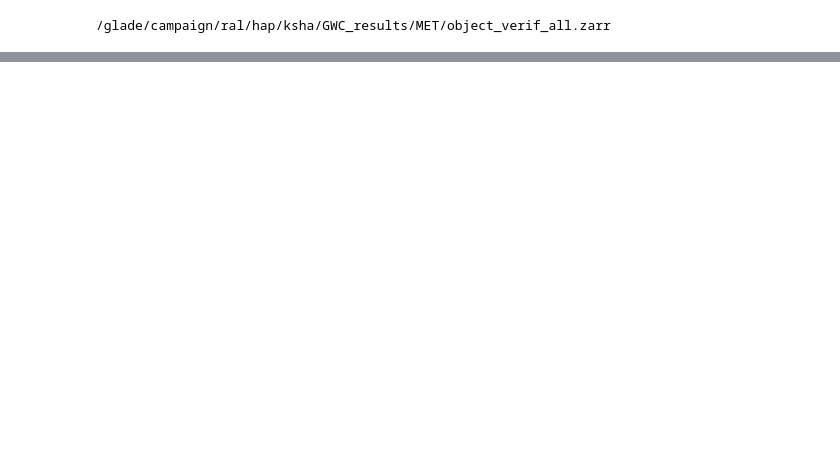
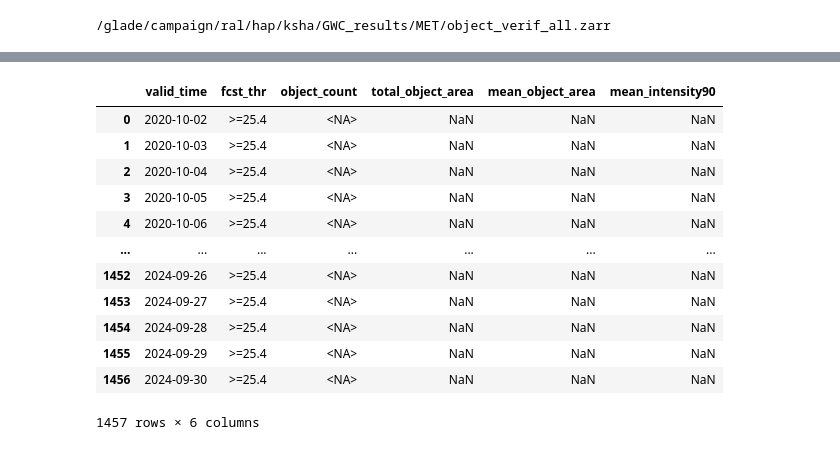
Before and after one commit to yingkaisha/RAL-GWC-CONUS, a Jupyter notebook: _PAPER/verification/C404_MET.ipynb, the cells around one changed output, grey strips where cells are left out. Drawn from its saved outputs; the diff is of its cells as text; code cells hidden in the pictures; blank space fills up the shorter version.

Commit message:
update precip results

````diff
--- a/_PAPER/verification/C404_MET.ipynb
+++ b/_PAPER/verification/C404_MET.ipynb
@@ -76,0 +378,58 @@ print(save_name)
+# %%
+Complete the pandas dataset verification of precipitation below and convert RMSE results to xr.dataset:
+```
+base_dir = '/glade/campaign/ral/hap/ksha/GWC_results/MET/'
+
+exp_names = ['B3H', 'B6H', 'GDAS', 'C404']
+thres_names = ['_0p1.txt', '_1p0.txt', '_2p5.txt']
+
+fn_lists = ['B3H_1p0.txt', 'C404_1p0.txt']
+
+num_cols = ["object_count", "total_object_area", "mean_object_area", "mean_intensity90"]
+
+list_ds = []
+for thres in thres_names:
+    # target pandas
+    fn_target = base_dir + 'C404' + thres
+    df_target = pd.read_csv(fn_target, na_values=["NA"])
+    df_target["valid_time"] = pd.to_datetime(df_target["valid_time"], format="%Y%m%d_%H%M%S")
+    df_target[num_cols] = df_target[num_cols].apply(pd.to_numeric, errors="coerce")
+    # object_count as a nullable integer:
+    df_target["object_count"] = df_target["object_count"].astype("Int64")
+
+    for exp in exp_names[:-1]:
+        fn_pred = base_dir + exp + thres
+        list_exp_name.append(exp + thres)
+        df_pred = pd.read_csv(fn, na_values=["NA"])
+
+        # Parse the valid_time column (format matches YYYYMMDD_HHMMSS)
+        df_pred["valid_time"] = pd.to_datetime(df_pred["valid_time"], format="%Y%m%d_%H%M%S")
+
+        df_pred[num_cols] = df_pred[num_cols].apply(pd.to_numeric, errors="coerce")
+
+        # object_count as a nullable integer:
+        df_pred["object_count"] = df_pred["object_count"].astype("Int64")
+
+        # for ['total_object_area', 'mean_object_area', 'mean_intensity90'], and for df_pred['valid_time'] in June, July, Aug, compare:
+        # RMSE(df_pred, df_target), save xr.dataset ds_RMSE
+        list_ds.append(ds_RMSE)
+
+ds_all = xr.concat(list_ds, dim='experiment')
+ds_all = ds_all.assign_coords({'experiment': list_exp_name})
+```
+# %%
+df_pred
+# %% [output]
+|  | valid_time | fcst_thr | object_count | total_object_area | mean_object_area | mean_intensity90 |
+| 0 | 2020-10-02 | >=25.4 | <NA> | NaN | NaN | NaN |
+| 1 | 2020-10-03 | >=25.4 | <NA> | NaN | NaN | NaN |
+| 2 | 2020-10-04 | >=25.4 | <NA> | NaN | NaN | NaN |
+| 3 | 2020-10-05 | >=25.4 | <NA> | NaN | NaN | NaN |
+| 4 | 2020-10-06 | >=25.4 | <NA> | NaN | NaN | NaN |
+| ... | ... | ... | ... | ... | ... | ... |
+| 1452 | 2024-09-26 | >=25.4 | <NA> | NaN | NaN | NaN |
+| 1453 | 2024-09-27 | >=25.4 | <NA> | NaN | NaN | NaN |
+| 1454 | 2024-09-28 | >=25.4 | <NA> | NaN | NaN | NaN |
+| 1455 | 2024-09-29 | >=25.4 | <NA> | NaN | NaN | NaN |
+| 1456 | 2024-09-30 | >=25.4 | <NA> | NaN | NaN | NaN |
+1457 rows × 6 columns
````
Also changed, not shown: parts of 27 cells of this notebook.
